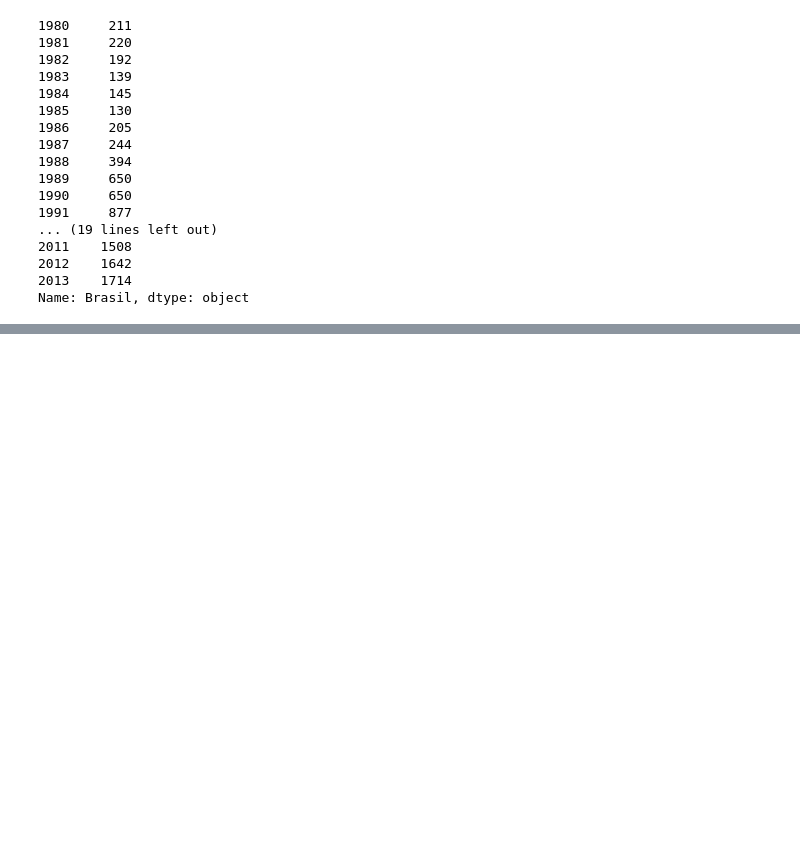
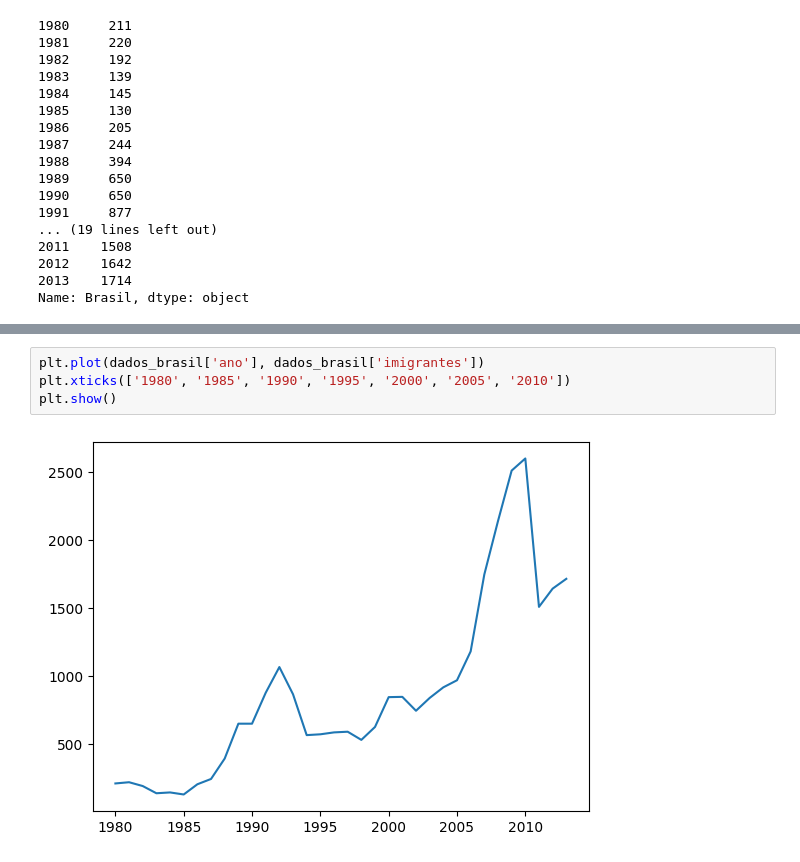
Before and after one commit to rivaldo/data_visualization_python, a Jupyter notebook: matplotlib.ipynb, the cells around one changed output, grey strips where cells are left out. Drawn from its saved outputs; the diff is of its cells as text; blank space fills up the shorter version.

```diff
--- a/matplotlib.ipynb
+++ b/matplotlib.ipynb
@@ -45,0 +114,6 @@ Name: Brasil, dtype: object
+# %%
+plt.plot(dados_brasil['ano'], dados_brasil['imigrantes'])
+plt.xticks(['1980', '1985', '1990', '1995', '2000', '2005', '2010'])
+plt.show()
+# %% [output]
+[figure, added]
```
Also changed, not shown: parts of 53 cells of this notebook, 3 other files.
